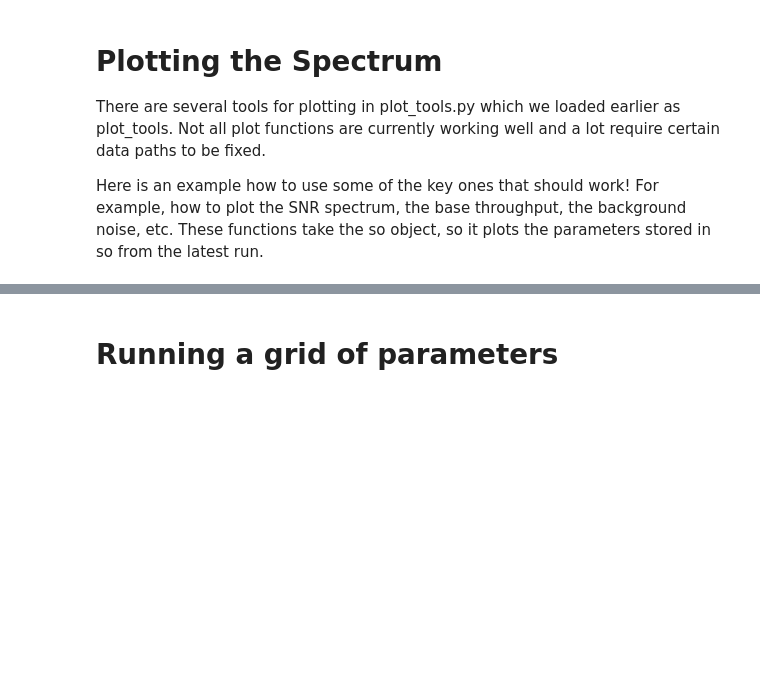
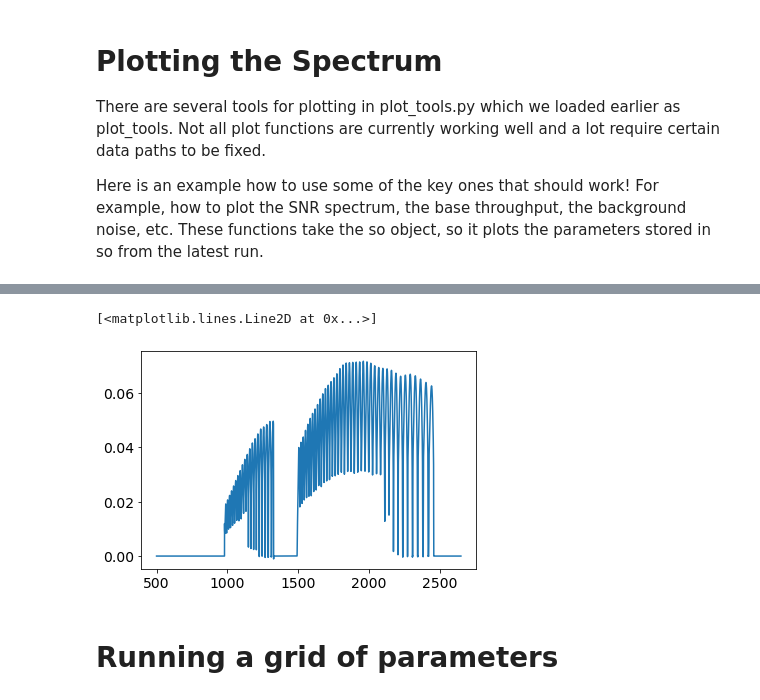
Before and after one commit to ashbake/specsim, a Jupyter notebook: examples/Tutorial_SNR_Grids.ipynb, the cells around one changed output, grey strips where cells are left out. Drawn from its saved outputs; the diff is of its cells as text; code cells hidden in the pictures; blank space fills up the shorter version.

```diff
--- a/examples/Tutorial_SNR_Grids.ipynb
+++ b/examples/Tutorial_SNR_Grids.ipynb
@@ -128,2 +136,8 @@ K
+# %%
+#plot_tools.plot_tracking_cam_spot_rms(camera='h2rg')
+plt.plot(so.inst.xtransmit,so.inst.base_throughput * so.inst.coupling)
+# %% [output]
+[<matplotlib.lines.Line2D at 0x...>]
+[figure, added]
 # %% [markdown]
 # Running a grid of parameters
```
Also changed, not shown: parts of 21 cells of this notebook, 2 other files.
